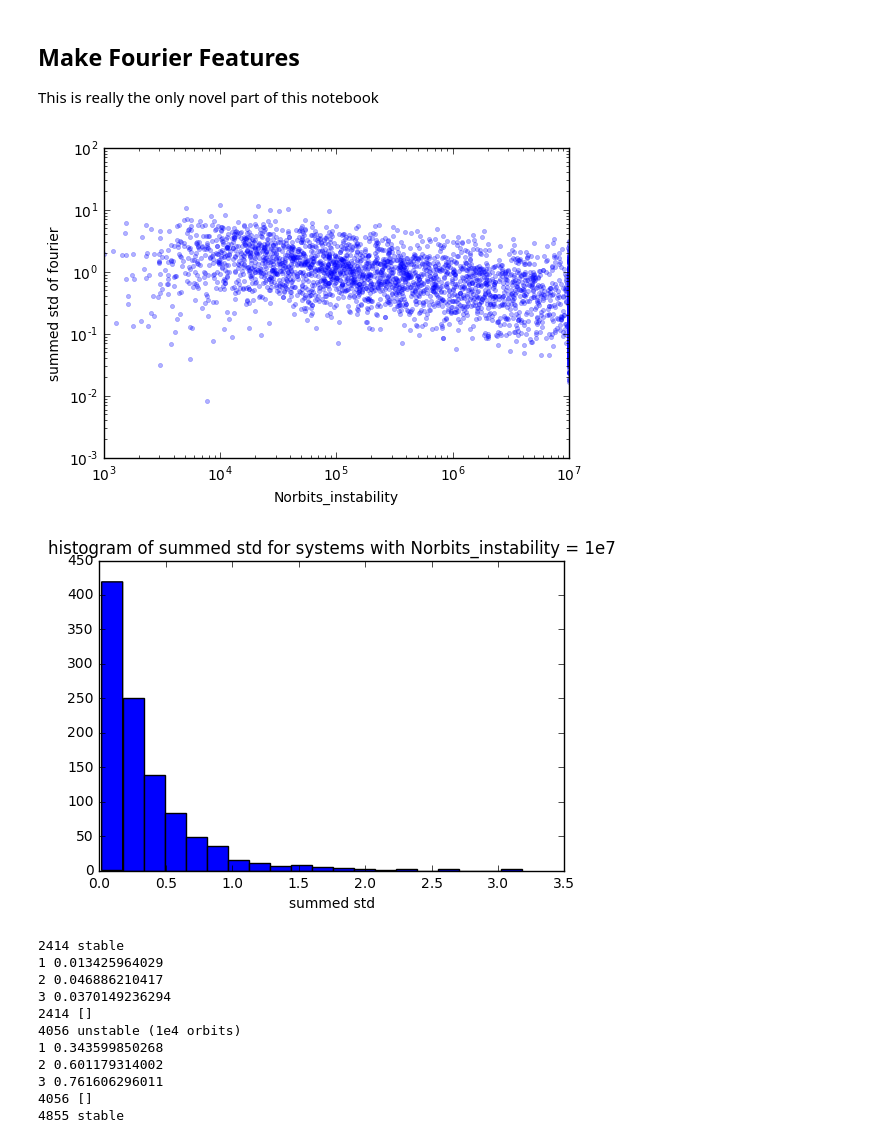
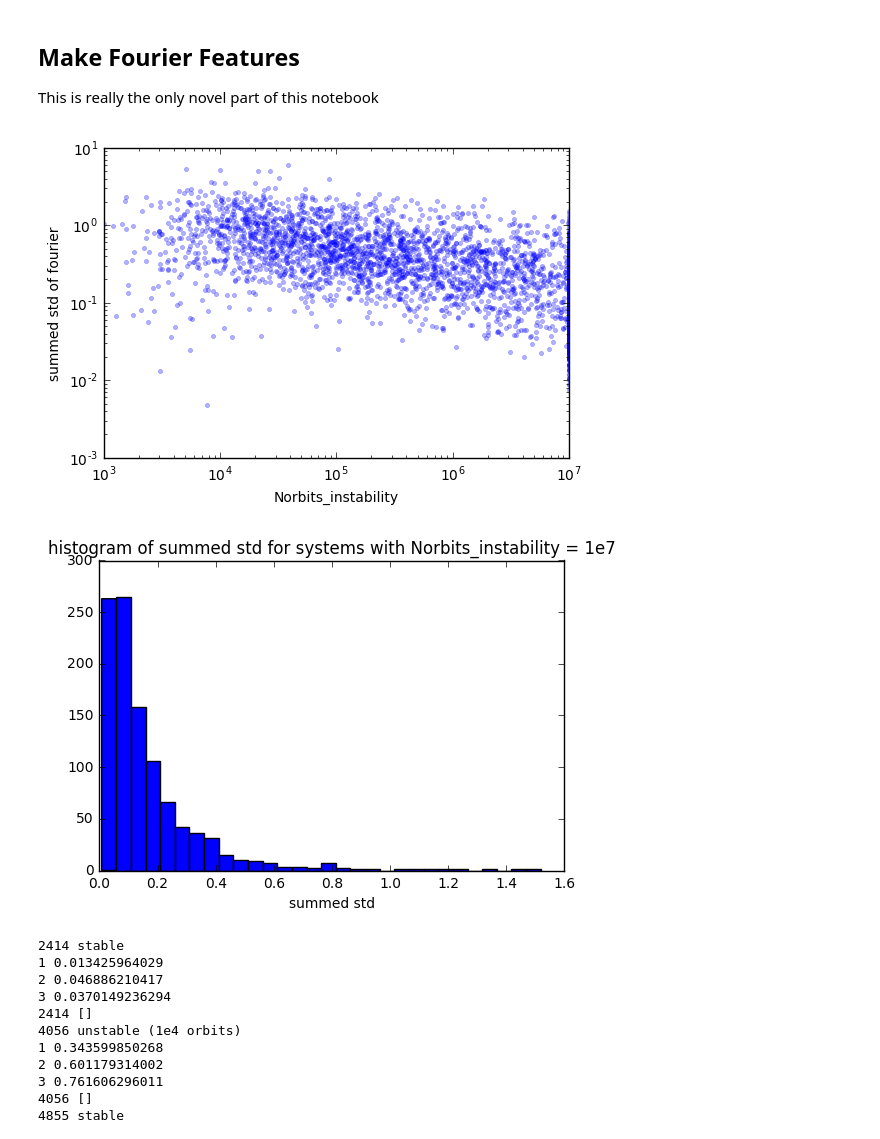
Before and after one commit to silburt/Stability, a Jupyter notebook: Analysis/Ari_FFTfeature.ipynb, the cells around one changed output. Drawn from its saved outputs; the diff is of its cells as text; code cells hidden in the pictures.

```diff
--- a/Analysis/Ari_FFTfeature.ipynb
+++ b/Analysis/Ari_FFTfeature.ipynb
@@ -56,9 +56,8 @@ std1, std2, std3, std4 = [], [], [], []
 for i in ids:
     data = pd.read_csv(file_location+'output%d.csv'%i,header=None,names=columns)
     Norbits.append(df.loc[df.index == i,"Norbits_instability"].values[0])
-    tot_std = 0
+    std_pl = []
     for pl in ['1', '2', '3']:
-    #for pl in ['2']:
         v = data["e"+pl].values*np.exp(data["pomega"+pl].values*1j)     #z
         #v = data["e"+pl].values
         v1, v2, v3 = v[0:len(v)/3], v[len(v)/3:2*len(v)/3], v[2*len(v)/3:]
@@ -68,10 +67,12 @@ for i in ids:
         fft1 = np.abs(np.fft.rfft(v1*hanning))[30:]
         fft2 = np.abs(np.fft.rfft(v2*hanning))[30:]
         fft3 = np.abs(np.fft.rfft(v3*hanning))[30:]
+
         #std1.append(np.sum(fft2*fft1)/np.sum((fft2*fft2))), std2.append(np.sum(fft3*fft2)/np.sum((fft2*fft2)))
         #std3.append(np.sum(fft3*fft1)/np.sum((fft3*fft3))), std4.append(np.sum(fft3*fft2)/np.sum((fft3*fft3)))
-        tot_std += np.std([np.sum(fft1),np.sum(fft2),np.sum(fft3)])
-    std.append(tot_std)
+        #std_pl = std_pl + [np.sum(fft2*fft1)/np.sum((fft2*fft2)),np.sum(fft3*fft2)/np.sum((fft2*fft2)),np.sum(fft3*fft1)/np.sum((fft3*fft3)),np.sum(fft3*fft2)/np.sum((fft3*fft3)),np.sum(fft2*fft1)/np.sum((fft1*fft1)),np.sum(fft3*fft1)/np.sum((fft1*fft1))]
+        std_pl.append(np.std([np.sum(fft1),np.sum(fft2),np.sum(fft3)]))
+    std.append(np.max(std_pl))
 # %%
 plt.plot(Norbits, std, '.', alpha=0.3)
 plt.xscale('log')
@@ -82,15 +83,15 @@ plt.ylabel('summed std of fourier')
 #plt.ylabel("Planet 2: sum(fft1*fft2)/sum(fft1*fft1)")
 plt.savefig('Ari_FFTfeature_std_v_Norbits.png')
 # %% [output]
-[figure, old version]
+[figure, new version]
 # %%
-n, bins, patches = plt.hist(np.asarray(std)[np.asarray(Norbits) == 1e7],bins=20)
+n, bins, patches = plt.hist(np.asarray(std)[np.asarray(Norbits) == 1e7],bins=30)
 plt.xlabel('summed std')
 #plt.xlabel("Planet 2: sum(fft1*fft2)/sum(fft1*fft1)")
 plt.title('histogram of summed std for systems with Norbits_instability = 1e7')
 plt.savefig('Ari_FFTfeature_hist.png')
 # %% [output]
-[figure, old version]
+[figure, new version]
 # %%
 #Trying Dan's approach, maybe just sum the total power, since the power will be greatly reduced in fXfY spectra whose
 #peaks have shifted. if f1 has a peak at 330Hz and has a width of 10Hz, and f2 has a peak at 340Hz with a width of
```
